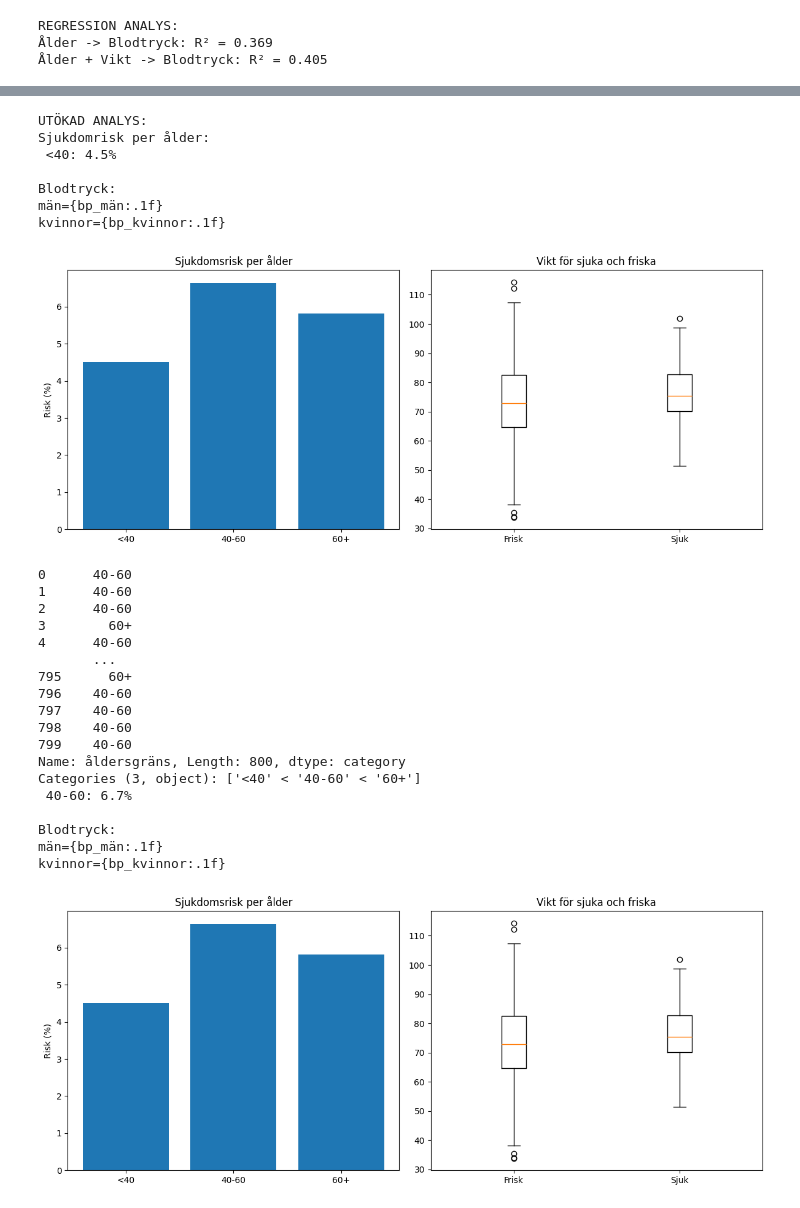
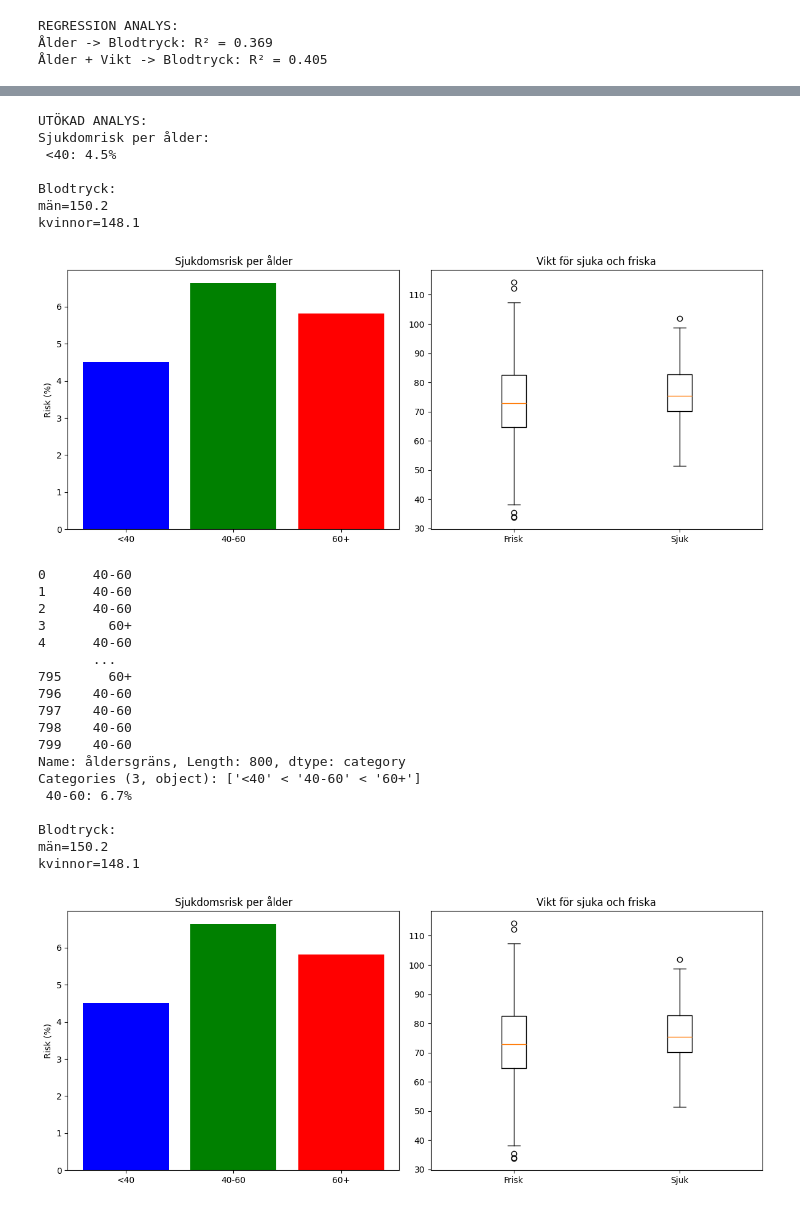
Before and after one commit to IrfanPallani/health_studyexamen2, a Jupyter notebook: Del2/data_health2.ipynb, the cells around one changed output, grey strips where cells are left out. Drawn from its saved outputs; the diff is of its cells as text; code cells hidden in the pictures.

```diff
--- a/Del2/data_health2.ipynb
+++ b/Del2/data_health2.ipynb
@@ -178,40 +177,41 @@ df['åldersgräns'] =pd.cut(
 
 sjuk_per_ålder = df.groupby('åldersgräns')['disease'].mean() * 100
 print("Sjukdomrisk per ålder:")
 
 for ålder, risk in sjuk_per_ålder.items():
     print(f" {ålder}: {risk:.1f}%")
 
     bp_män = df[df['sex']=='M']['systolic_bp'].mean()
     bp_kvinnor = df[df['sex']=='F']['systolic_bp'].mean()
-    print(f'\nBlodtryck:')
-    print('män={bp_män:.1f}')
-    print('kvinnor={bp_kvinnor:.1f}')
+    print('\nBlodtryck:')
+    print(f'män={bp_män:.1f}')
+    print(f'kvinnor={bp_kvinnor:.1f}')
 
     fig,(ax1, ax2) = plt.subplots(1, 2, figsize=(12, 5))
+    colors = ['blue', 'green', 'red']
 
-    ax1.bar(sjuk_per_ålder.index.astype(str), sjuk_per_ålder.values)
+    ax1.bar(sjuk_per_ålder.index.astype(str), sjuk_per_ålder.values, color=colors)
     ax1.set_title('Sjukdomsrisk per ålder')
     ax1.set_ylabel('Risk (%)')
 
     ax2.boxplot([df[df['disease'] == 0]['weight'],
                  df[df['disease'] ==1 ]['weight']],
                  labels=['Frisk', 'Sjuk']
                  )
     ax2.set_title('Vikt för sjuka och friska')
 
     plt.tight_layout()
     plt.show()
     print(df.åldersgräns)
 # %% [output]
 UTÖKAD ANALYS:
 Sjukdomrisk per ålder:
  <40: 4.5%
 
 Blodtryck:
-män={bp_män:.1f}
-kvinnor={bp_kvinnor:.1f}
+män=150.2
+kvinnor=148.1
-[figure, old version]
+[figure, new version]
 0      40-60
 1      40-60
 2      40-60
@@ -228,9 +228,9 @@ Categories (3, object): ['<40' < '40-60' < '60+']
  40-60: 6.7%
 
 Blodtryck:
-män={bp_män:.1f}
-kvinnor={bp_kvinnor:.1f}
+män=150.2
+kvinnor=148.1
-[figure, old version]
+[figure, new version]
 0      40-60
 1      40-60
 2      40-60
```
Also changed, not shown: parts of 8 cells of this notebook.
